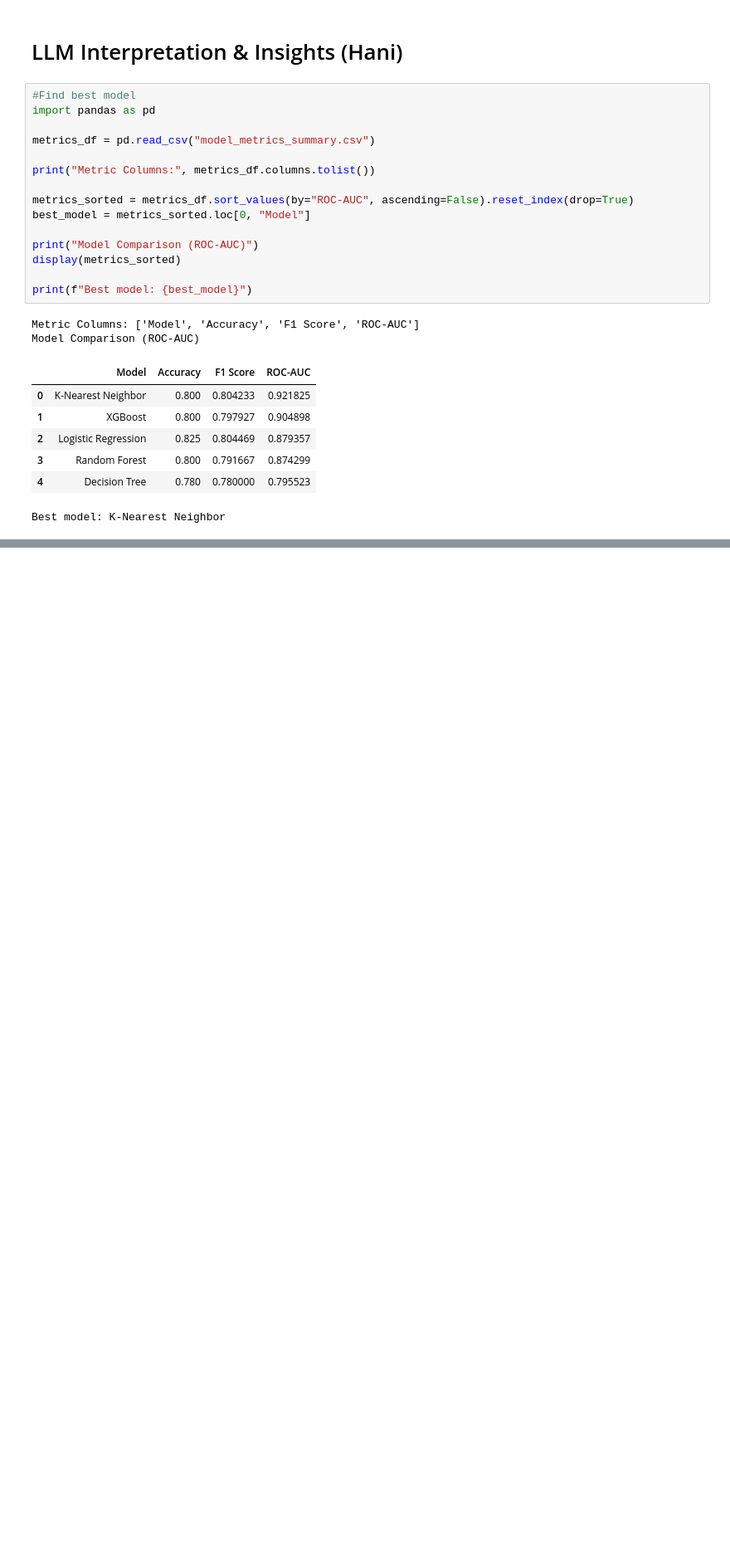
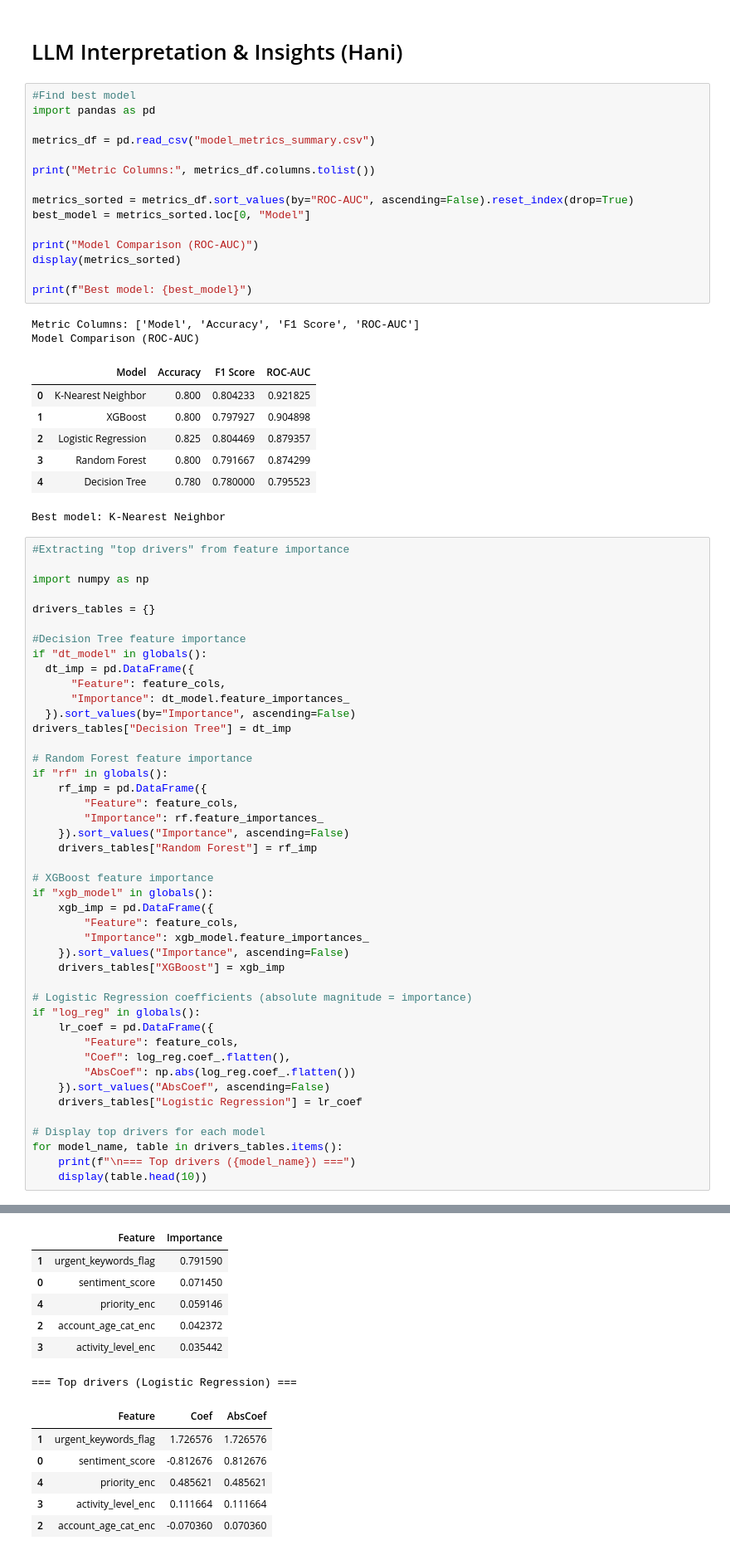
Before and after one commit to Bushraaaaaaaa/WIE3007-DMW-GroupAssignment, a Jupyter notebook: DMW_GroupProject.ipynb, the cells around one changed output, grey strips where cells are left out. Shown at 83% size. Cells and saved outputs as stored; diff of their text form; blank space fills up the shorter version.

Commit message:
Extracting "top drivers" from feature importance

```diff
--- a/DMW_GroupProject.ipynb
+++ b/DMW_GroupProject.ipynb
@@ -1077,3 +1077,48 @@ Model Comparison (ROC-AUC)
 | 3 | Random Forest | 0.800 | 0.791667 | 0.874299 |
 | 4 | Decision Tree | 0.780 | 0.780000 | 0.795523 |
 Best model: K-Nearest Neighbor
+# %%
+#Extracting "top drivers" from feature importance
+
+import numpy as np
+
+drivers_tables = {}
+
+#Decision Tree feature importance
+if "dt_model" in globals():
+  dt_imp = pd.DataFrame({
+      "Feature": feature_cols,
+      "Importance": dt_model.feature_importances_
+  }).sort_values(by="Importance", ascending=False)
+drivers_tables["Decision Tree"] = dt_imp
+
+# Random Forest feature importance
+if "rf" in globals():
+    rf_imp = pd.DataFrame({
+        "Feature": feature_cols,
+        "Importance": rf.feature_importances_
+    }).sort_values("Importance", ascending=False)
+    drivers_tables["Random Forest"] = rf_imp
+
+# XGBoost feature importance
+if "xgb_model" in globals():
+    xgb_imp = pd.DataFrame({
+        "Feature": feature_cols,
+        "Importance": xgb_model.feature_importances_
+    }).sort_values("Importance", ascending=False)
+    drivers_tables["XGBoost"] = xgb_imp
+
+# Logistic Regression coefficients (absolute magnitude = importance)
+if "log_reg" in globals():
+    lr_coef = pd.DataFrame({
+        "Feature": feature_cols,
+        "Coef": log_reg.coef_.flatten(),
+        "AbsCoef": np.abs(log_reg.coef_.flatten())
+    }).sort_values("AbsCoef", ascending=False)
+    drivers_tables["Logistic Regression"] = lr_coef
+
+# Display top drivers for each model
+for model_name, table in drivers_tables.items():
+    print(f"\n=== Top drivers ({model_name}) ===")
+    display(table.head(10))
+# %% [output]
@@ -1079,0 +1140,13 @@ Best model: K-Nearest Neighbor
+|  | Feature | Importance |
+| 1 | urgent_keywords_flag | 0.791590 |
+| 0 | sentiment_score | 0.071450 |
+| 4 | priority_enc | 0.059146 |
+| 2 | account_age_cat_enc | 0.042372 |
+| 3 | activity_level_enc | 0.035442 |
+=== Top drivers (Logistic Regression) ===
+|  | Feature | Coef | AbsCoef |
+| 1 | urgent_keywords_flag | 1.726576 | 1.726576 |
+| 0 | sentiment_score | -0.812676 | 0.812676 |
+| 4 | priority_enc | 0.485621 | 0.485621 |
+| 3 | activity_level_enc | 0.111664 | 0.111664 |
+| 2 | account_age_cat_enc | -0.070360 | 0.070360 |
```
Also changed, not shown: parts of 1 cell of this notebook.
